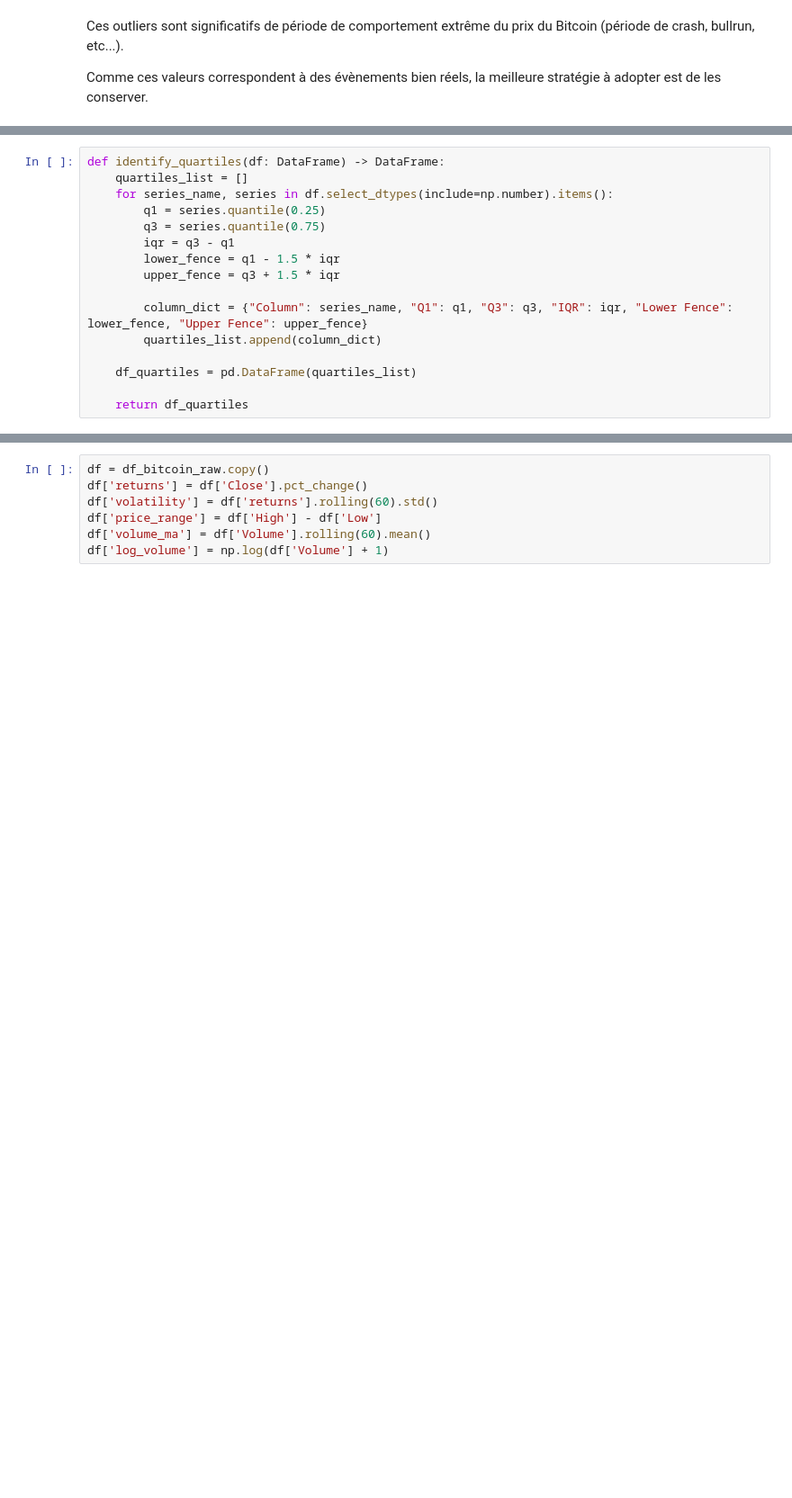
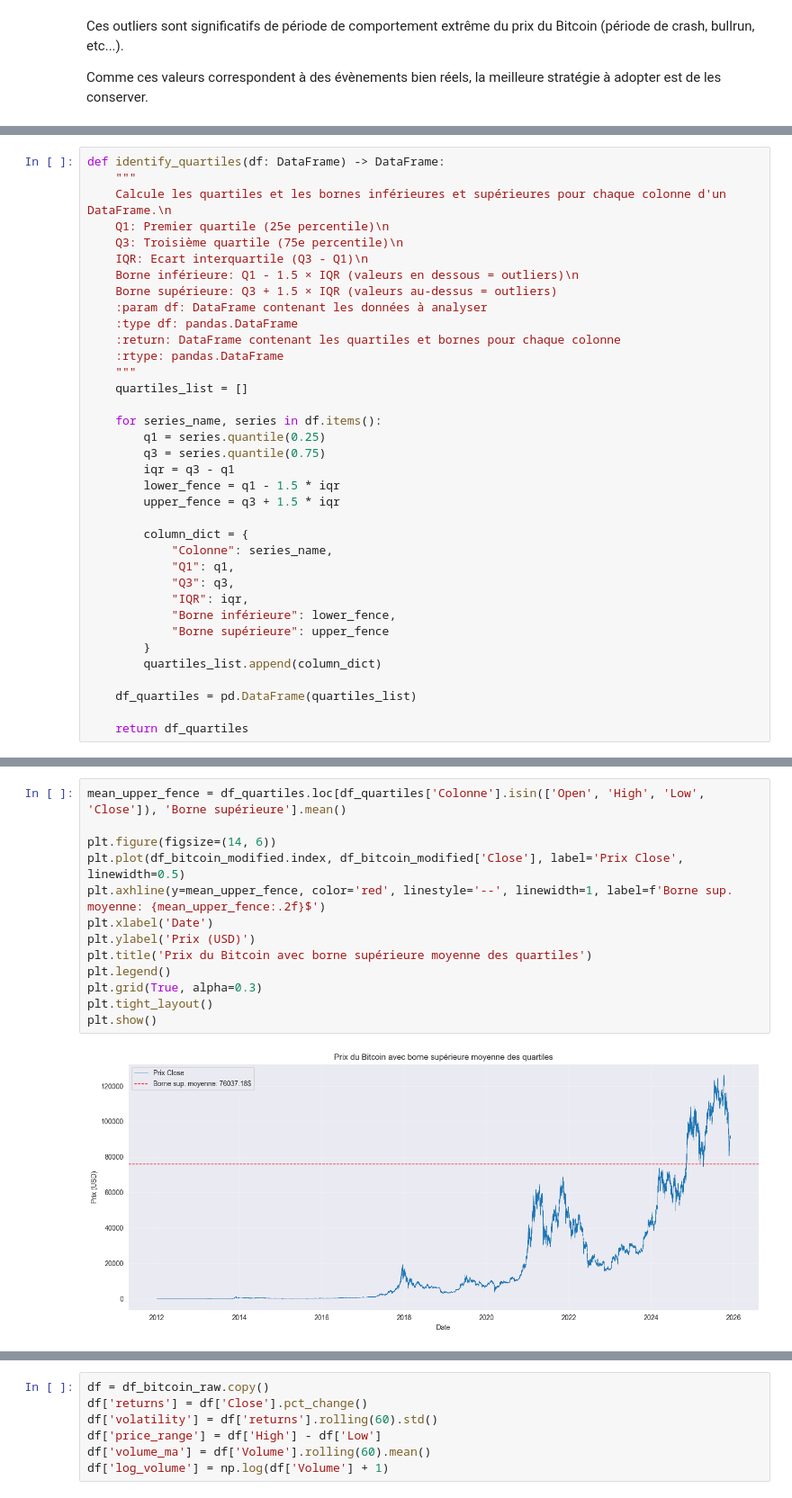
Before and after one commit to GoupilV/Analyse-du-Bitcoin---8PRO408, a Jupyter notebook: Analyse temporelle du Bitcoin.ipynb, the cells around one changed output, grey strips where cells are left out. Shown at 90% size. Drawn from its saved outputs; the diff is of its cells as text; blank space fills up the shorter version.

```diff
--- a/Analyse temporelle du Bitcoin.ipynb
+++ b/Analyse temporelle du Bitcoin.ipynb
@@ -414,14 +427,34 @@ Comme ces valeurs correspondent à des évènements bien réels, la meilleure st
 # %%
 def identify_quartiles(df: DataFrame) -> DataFrame:
+    """
+    Calcule les quartiles et les bornes inférieures et supérieures pour chaque colonne d'un DataFrame.\n
+    Q1: Premier quartile (25e percentile)\n
+    Q3: Troisième quartile (75e percentile)\n
+    IQR: Ecart interquartile (Q3 - Q1)\n
+    Borne inférieure: Q1 - 1.5 × IQR (valeurs en dessous = outliers)\n
+    Borne supérieure: Q3 + 1.5 × IQR (valeurs au-dessus = outliers)
+    :param df: DataFrame contenant les données à analyser
+    :type df: pandas.DataFrame
+    :return: DataFrame contenant les quartiles et bornes pour chaque colonne
+    :rtype: pandas.DataFrame
+    """
     quartiles_list = []
-    for series_name, series in df.select_dtypes(include=np.number).items():
+
+    for series_name, series in df.items():
         q1 = series.quantile(0.25)
         q3 = series.quantile(0.75)
         iqr = q3 - q1
         lower_fence = q1 - 1.5 * iqr
         upper_fence = q3 + 1.5 * iqr
 
-        column_dict = {"Column": series_name, "Q1": q1, "Q3": q3, "IQR": iqr, "Lower Fence": lower_fence, "Upper Fence": upper_fence}
+        column_dict = {
+            "Colonne": series_name,
+            "Q1": q1,
+            "Q3": q3,
+            "IQR": iqr,
+            "Borne inférieure": lower_fence,
+            "Borne supérieure": upper_fence
+        }
         quartiles_list.append(column_dict)
 
     df_quartiles = pd.DataFrame(quartiles_list)
@@ -438,0 +477,15 @@ identify_quartiles(df_bitcoin_raw)
+# %%
+mean_upper_fence = df_quartiles.loc[df_quartiles['Colonne'].isin(['Open', 'High', 'Low', 'Close']), 'Borne supérieure'].mean()
+
+plt.figure(figsize=(14, 6))
+plt.plot(df_bitcoin_modified.index, df_bitcoin_modified['Close'], label='Prix Close', linewidth=0.5)
+plt.axhline(y=mean_upper_fence, color='red', linestyle='--', linewidth=1, label=f'Borne sup. moyenne: {mean_upper_fence:.2f}$')
+plt.xlabel('Date')
+plt.ylabel('Prix (USD)')
+plt.title('Prix du Bitcoin avec borne supérieure moyenne des quartiles')
+plt.legend()
+plt.grid(True, alpha=0.3)
+plt.tight_layout()
+plt.show()
+# %% [output]
+[figure, added]
```
Also changed, not shown: parts of 21 cells of this notebook.
